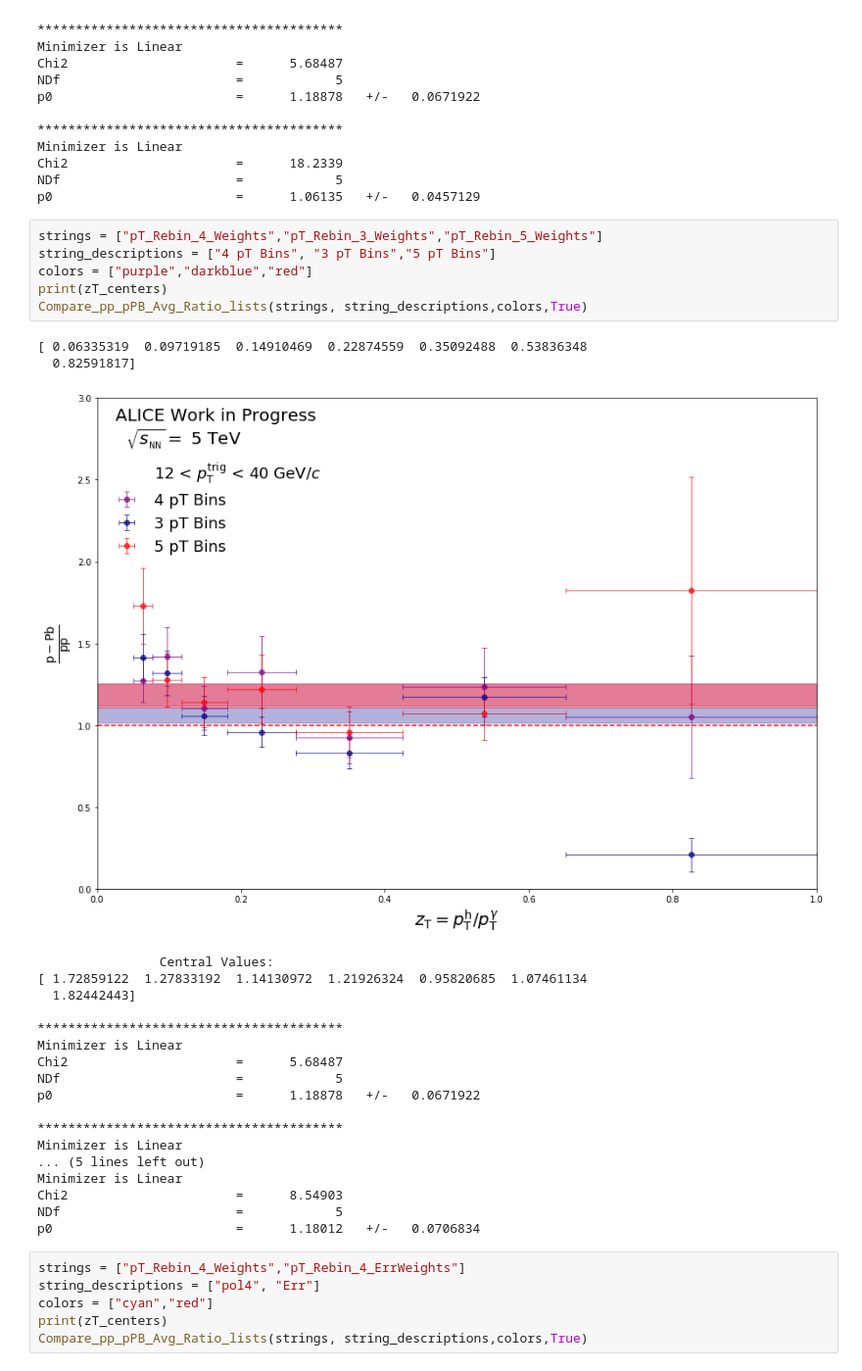
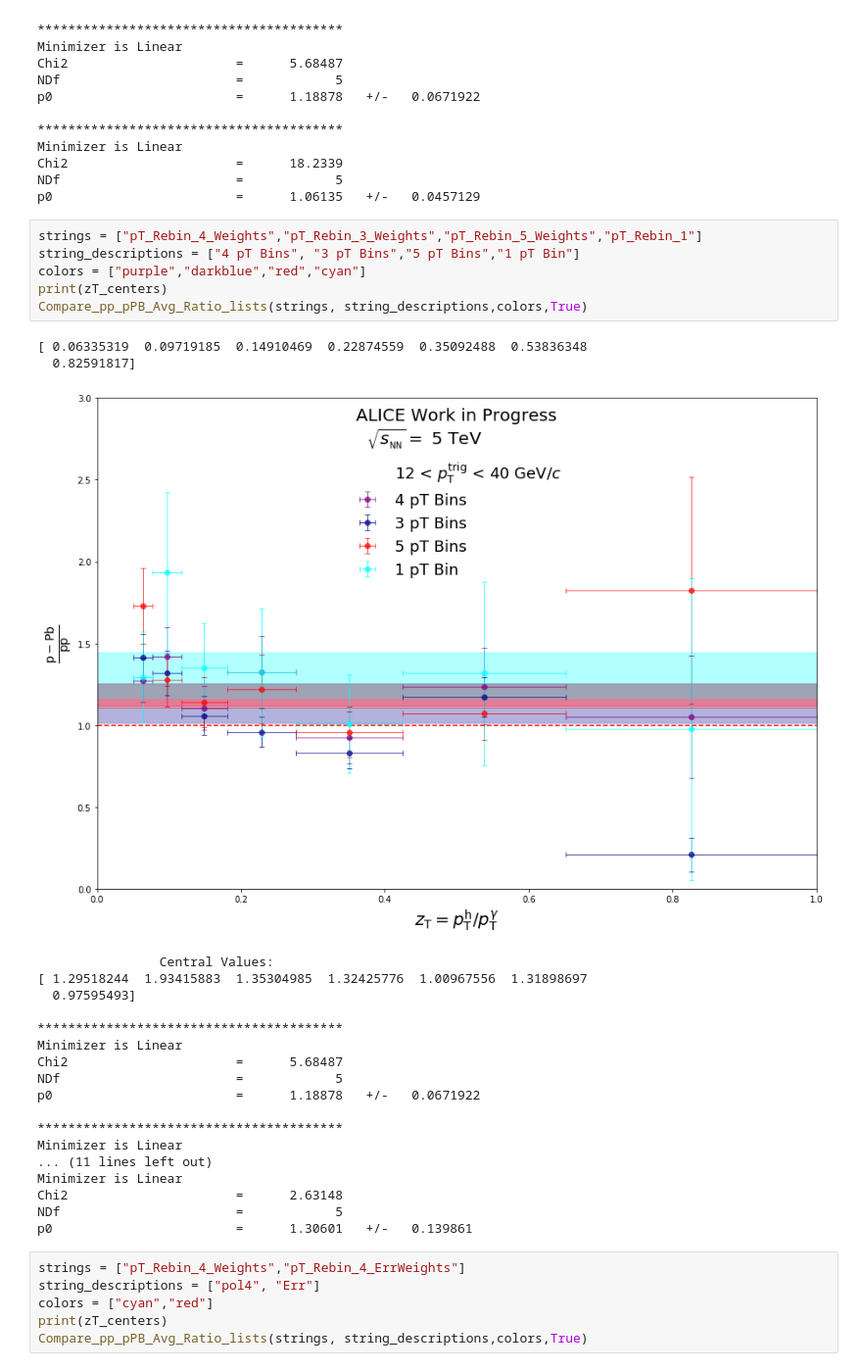
Before and after one commit to ftoralesacosta/GH_Correlations, a Jupyter notebook: Analysis_Notebooks/pythonic_correlations.ipynb, the cells around one changed output. Shown at 98% size. Saved outputs shown, nothing was run; the diff lists cells and outputs as text.

```diff
--- a/Analysis_Notebooks/pythonic_correlations.ipynb
+++ b/Analysis_Notebooks/pythonic_correlations.ipynb
@@ -395,18 +399,18 @@ Chi2                      =      18.2339
 NDf                       =            5
 p0                        =      1.06135   +/-   0.0457129
 # %%
-strings = ["pT_Rebin_4_Weights","pT_Rebin_3_Weights","pT_Rebin_5_Weights"]
-string_descriptions = ["4 pT Bins", "3 pT Bins","5 pT Bins"]
-colors = ["purple","darkblue","red"]
+strings = ["pT_Rebin_4_Weights","pT_Rebin_3_Weights","pT_Rebin_5_Weights","pT_Rebin_1"]
+string_descriptions = ["4 pT Bins", "3 pT Bins","5 pT Bins","1 pT Bin"]
+colors = ["purple","darkblue","red","cyan"]
 print(zT_centers)
 Compare_pp_pPB_Avg_Ratio_lists(strings, string_descriptions,colors,True)
 # %% [output]
 [ 0.06335319  0.09719185  0.14910469  0.22874559  0.35092488  0.53836348
   0.82591817]
-[figure, old version]
+[figure, new version]
                 Central Values:
-[ 1.72859122  1.27833192  1.14130972  1.21926324  0.95820685  1.07461134
-  1.82442443]
+[ 1.29518244  1.93415883  1.35304985  1.32425776  1.00967556  1.31898697
+  0.97595493]
 
 ****************************************
 Minimizer is Linear
@@ -416,11 +420,11 @@ p0                        =      1.18878   +/-   0.0671922
 
 ****************************************
 Minimizer is Linear
-... (5 lines left out)
+... (11 lines left out)
 Minimizer is Linear
-Chi2                      =      8.54903
+Chi2                      =      2.63148
 NDf                       =            5
-p0                        =      1.18012   +/-   0.0706834
+p0                        =      1.30601   +/-   0.139861
 # %%
 strings = ["pT_Rebin_4_Weights","pT_Rebin_4_ErrWeights"]
 string_descriptions = ["pol4", "Err"]
```
Also changed, not shown: parts of 10 cells of this notebook, 57 other files.
